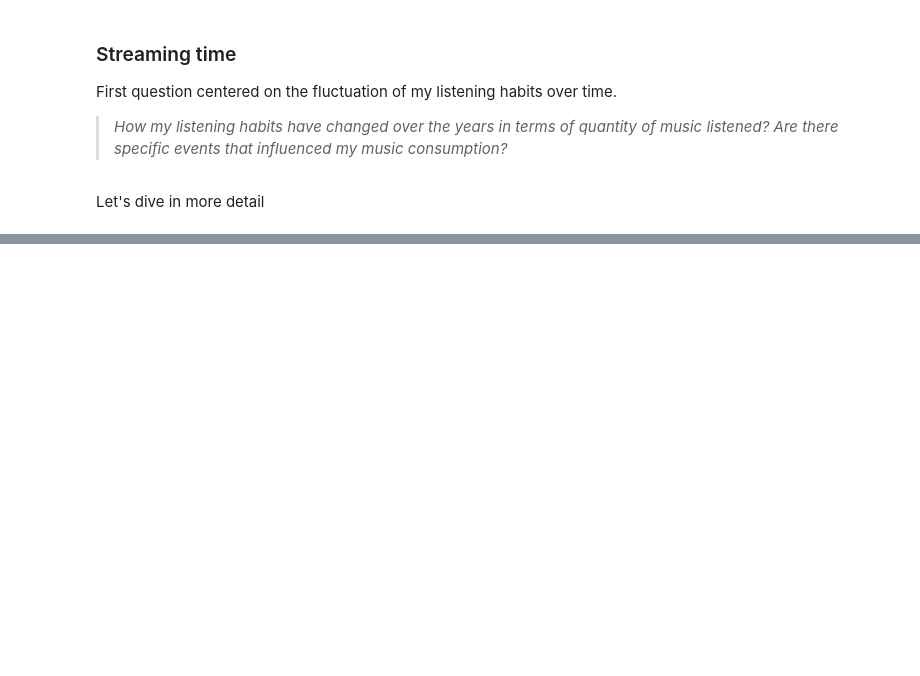
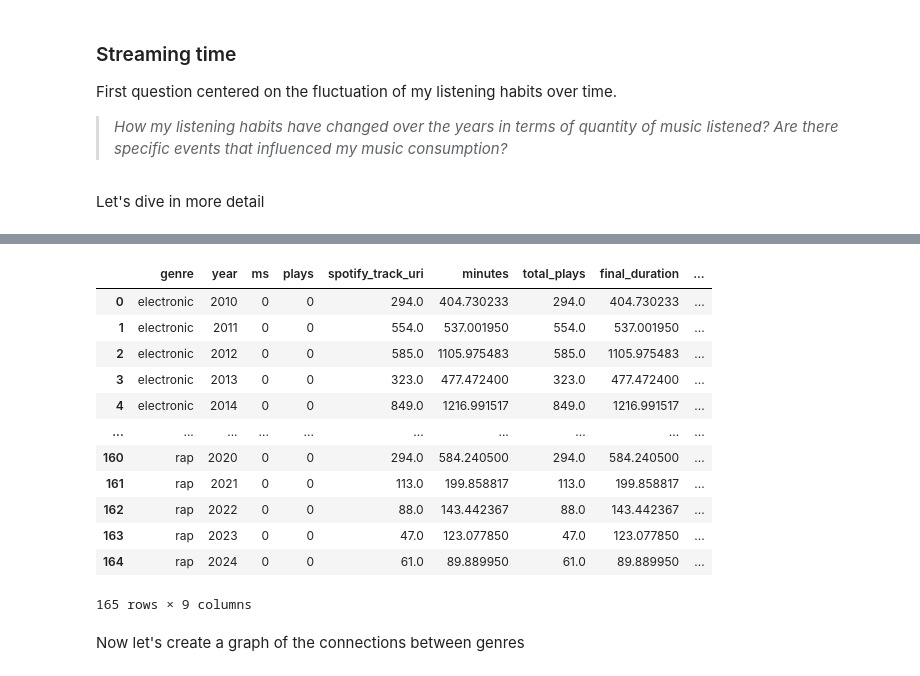
Before and after one commit to jvaleroliet/spotify-analysis, a Jupyter notebook: spotify_analysis.ipynb, the cells around one changed output, grey strips where cells are left out. Cells and saved outputs as stored; diff of their text form; code cells hidden in the pictures; blank space fills up the shorter version.

```diff
--- a/spotify_analysis.ipynb
+++ b/spotify_analysis.ipynb
@@ -301,0 +757,3 @@ fig.show()
+# %%
+genres_year_top_figure_df = genres_year_top_figure_df.rename(columns={"ts_year" : "year", "genres" : "genre", "final_plays" : "total_plays"})
+genres_year_top_figure_df
@@ -301,0 +774,3 @@ fig.show()
+# %%
+total_plays = genres_year_top_figure_df[["genre", "year", "total_plays"]].groupby('year')['total_plays'].sum()
+total_plays
@@ -301,0 +795,18 @@ fig.show()
+# %%
+# Calculate percentage of total plays for each item
+genres_year_top_figure_df['percentage'] =  genres_year_top_figure_df.apply(lambda x: (x['total_plays'] / total_plays[x['year']]) * 100, axis=1)
+genres_year_top_figure_df
+# %% [output]
+|  | genre | year | ms | plays | spotify_track_uri | minutes | total_plays | final_duration | ... |
+| 0 | electronic | 2010 | 0 | 0 | 294.0 | 404.730233 | 294.0 | 404.730233 | ... |
+| 1 | electronic | 2011 | 0 | 0 | 554.0 | 537.001950 | 554.0 | 537.001950 | ... |
+| 2 | electronic | 2012 | 0 | 0 | 585.0 | 1105.975483 | 585.0 | 1105.975483 | ... |
+| 3 | electronic | 2013 | 0 | 0 | 323.0 | 477.472400 | 323.0 | 477.472400 | ... |
+| 4 | electronic | 2014 | 0 | 0 | 849.0 | 1216.991517 | 849.0 | 1216.991517 | ... |
+| ... | ... | ... | ... | ... | ... | ... | ... | ... | ... |
+| 160 | rap | 2020 | 0 | 0 | 294.0 | 584.240500 | 294.0 | 584.240500 | ... |
+| 161 | rap | 2021 | 0 | 0 | 113.0 | 199.858817 | 113.0 | 199.858817 | ... |
+| 162 | rap | 2022 | 0 | 0 | 88.0 | 143.442367 | 88.0 | 143.442367 | ... |
+| 163 | rap | 2023 | 0 | 0 | 47.0 | 123.077850 | 47.0 | 123.077850 | ... |
+| 164 | rap | 2024 | 0 | 0 | 61.0 | 89.889950 | 61.0 | 89.889950 | ... |
+165 rows × 9 columns
@@ -301,0 +819,2 @@ fig.show()
+# %% [markdown]
+Now let's create a graph of the connections between genres
```
Also changed, not shown: parts of 99 cells of this notebook.
